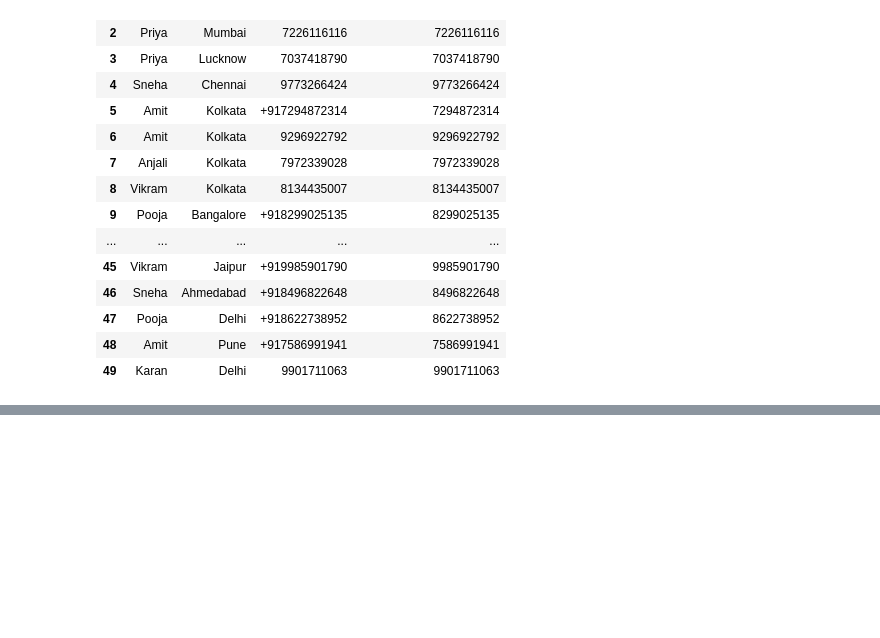
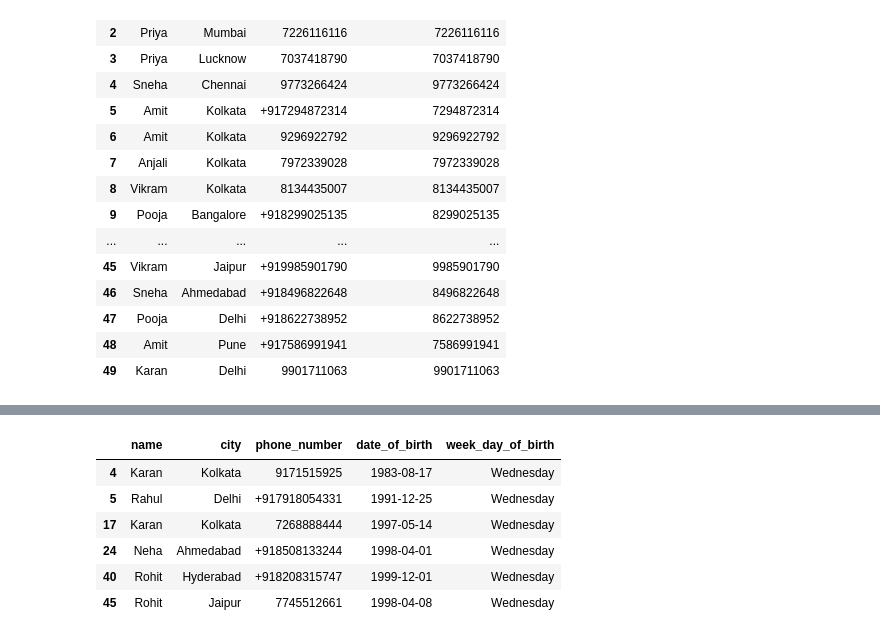
Before and after one commit to vaibhavkrishna-bhosle/datascience_class_2025, a Jupyter notebook: Code/cleaning.ipynb, the cells around one changed output, grey strips where cells are left out. Saved outputs shown, nothing was run; the diff lists cells and outputs as text; code cells hidden in the pictures; blank space fills up the shorter version.

```diff
--- a/Code/cleaning.ipynb
+++ b/Code/cleaning.ipynb
@@ -69,0 +107,10 @@ df
+# %%
+df[df['week_day_of_birth'] == 'Wednesday']
+# %% [output]
+|  | name | city | phone_number | date_of_birth | week_day_of_birth |
+| 4 | Karan | Kolkata | 9171515925 | 1983-08-17 | Wednesday |
+| 5 | Rahul | Delhi | +917918054331 | 1991-12-25 | Wednesday |
+| 17 | Karan | Kolkata | 7268888444 | 1997-05-14 | Wednesday |
+| 24 | Neha | Ahmedabad | +918508133244 | 1998-04-01 | Wednesday |
+| 40 | Rohit | Hyderabad | +918208315747 | 1999-12-01 | Wednesday |
+| 45 | Rohit | Jaipur | 7745512661 | 1998-04-08 | Wednesday |
```
Also changed, not shown: parts of 5 cells of this notebook.
